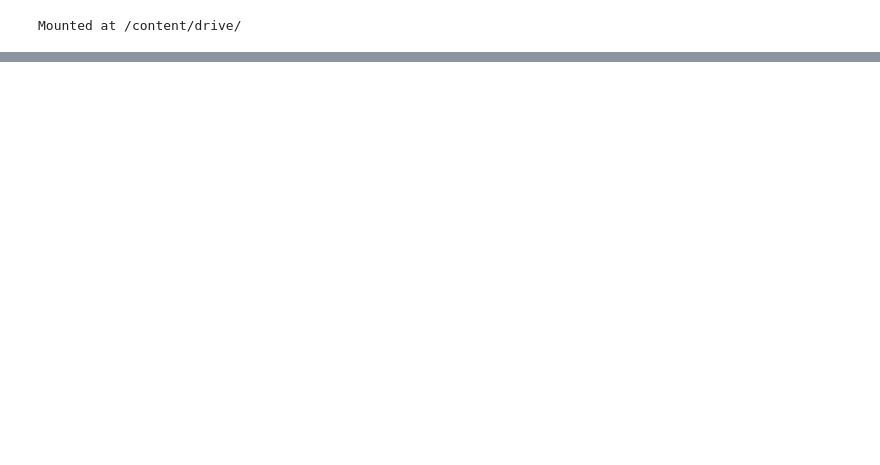
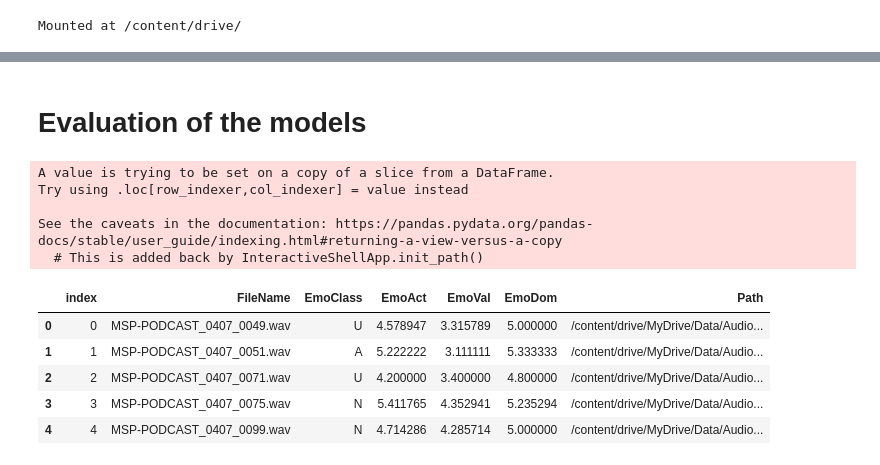
Before and after one commit to kathdevx/emotionalAI, a Jupyter notebook: fine_tune_wav2vec2_base_960h.ipynb, the cells around one changed output, grey strips where cells are left out. Drawn from its saved outputs; the diff is of its cells as text; code cells hidden in the pictures; blank space fills up the shorter version.

```diff
--- a/fine_tune_wav2vec2_base_960h.ipynb
+++ b/fine_tune_wav2vec2_base_960h.ipynb
@@ -62,3 +50,0 @@ for split in split_set:
-# %%
-split_df = pd.read_csv('/content/drive/MyDrive/Data/new_Train60.csv')
-split_df.head()
@@ -71,2 +50,0 @@ split_df.head()
-# %%
-split_df = None
@@ -499,0 +911,2 @@ RuntimeError: ignored
+# %% [markdown]
+# Evaluation of the models
@@ -499,0 +918,36 @@ RuntimeError: ignored
+# %%
+data_files={
+    "Test1": "/content/drive/MyDrive/Data/Test1.csv",
+    "Test2": "/content/drive/MyDrive/Data/Test2.csv"
+}
+
+
+for test in data_files:
+  test_set = pd.read_csv(data_files[test])
+  test_set = test_set[['FileName','EmoClass', 'EmoAct', 'EmoVal', 'EmoDom', 'Path']]
+  test_set.dropna()
+  test_set['Path'] = test_set['Path'].str.replace('Podcast Data/Audios', '/content/drive/MyDrive/Data/Audio Files')
+
+  test_set.drop(test_set.index[test_set['EmoClass'] == 'X'], inplace = True)
+  test_set.drop(test_set.index[test_set['EmoClass'] == 'O'], inplace = True)
+
+  test_set = test_set.reset_index()
+  test_set = test_set.groupby('EmoClass', group_keys=False).apply(lambda x: x.sample(frac=0.05))
+  test_set = test_set.reset_index()
+  bad_idxs=[]
+  for i in tqdm_notebook(range(len(test_set.index))):
+    try:
+      with open(test_set.loc[i, 'Path'], 'r') as f:
+        pass
+    except FileNotFoundError:
+      bad_idxs.append(i)
+
+  test_set = test_set.drop(bad_idxs)
+  test_set = test_set.reset_index(drop=True)
+  test_set.to_csv(f'/content/drive/MyDrive/Data/{test}_refined.csv', index=True)
+# %% [output]
+A value is trying to be set on a copy of a slice from a DataFrame.
+Try using .loc[row_indexer,col_indexer] = value instead
+
+See the caveats in the documentation: https://pandas.pydata.org/pandas-docs/stable/user_guide/indexing.html#returning-a-view-versus-a-copy
+  # This is added back by InteractiveShellApp.init_path()
@@ -499,0 +960,9 @@ RuntimeError: ignored
+# %%
+test_set.head()
+# %% [output]
+|  | index | FileName | EmoClass | EmoAct | EmoVal | EmoDom | Path |
+| 0 | 0 | MSP-PODCAST_0407_0049.wav | U | 4.578947 | 3.315789 | 5.000000 | /content/drive/MyDrive/Data/Audio... |
+| 1 | 1 | MSP-PODCAST_0407_0051.wav | A | 5.222222 | 3.111111 | 5.333333 | /content/drive/MyDrive/Data/Audio... |
+| 2 | 2 | MSP-PODCAST_0407_0071.wav | U | 4.200000 | 3.400000 | 4.800000 | /content/drive/MyDrive/Data/Audio... |
+| 3 | 3 | MSP-PODCAST_0407_0075.wav | N | 5.411765 | 4.352941 | 5.235294 | /content/drive/MyDrive/Data/Audio... |
+| 4 | 4 | MSP-PODCAST_0407_0099.wav | N | 4.714286 | 4.285714 | 5.000000 | /content/drive/MyDrive/Data/Audio... |
```
Also changed, not shown: parts of 43 cells of this notebook.
